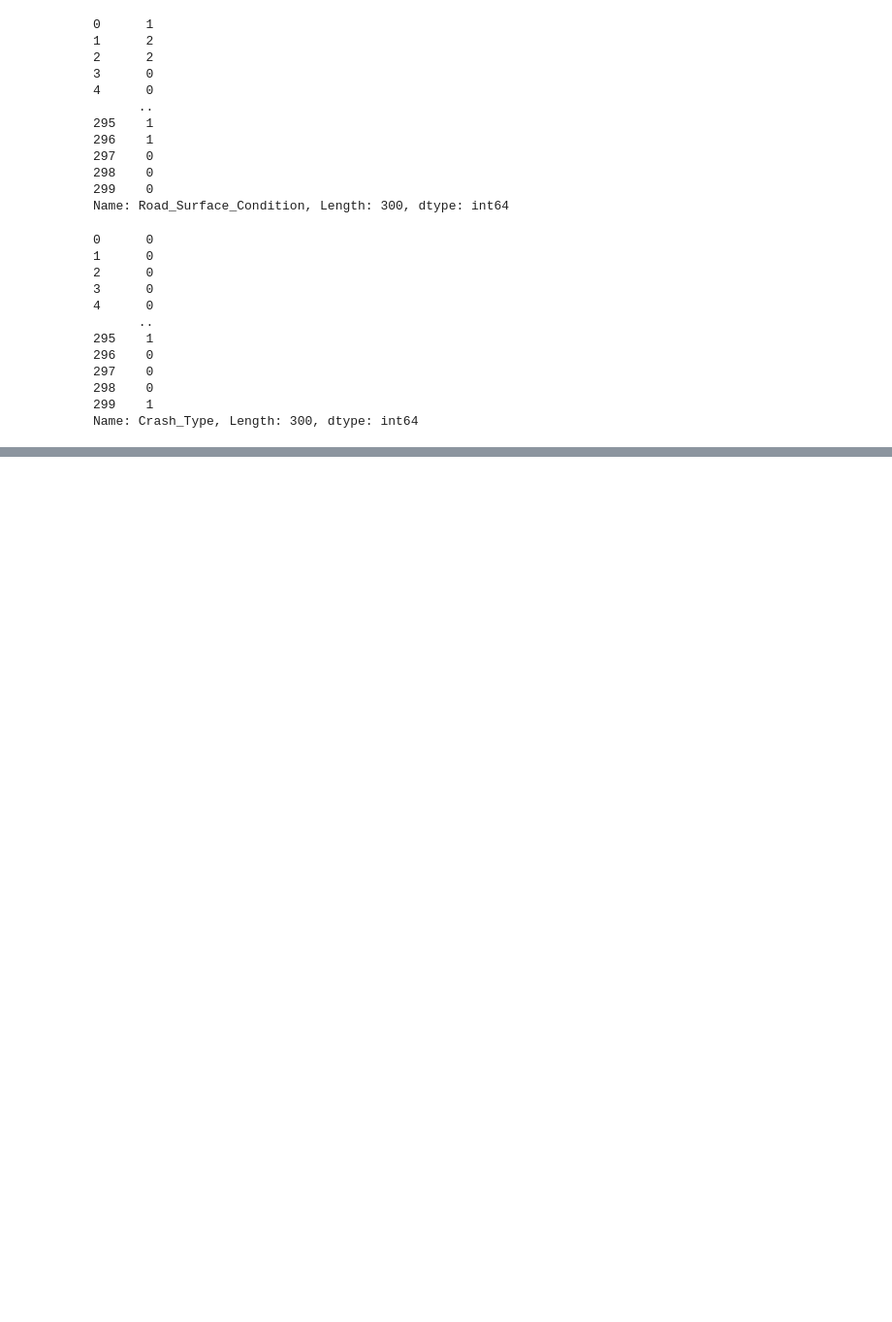
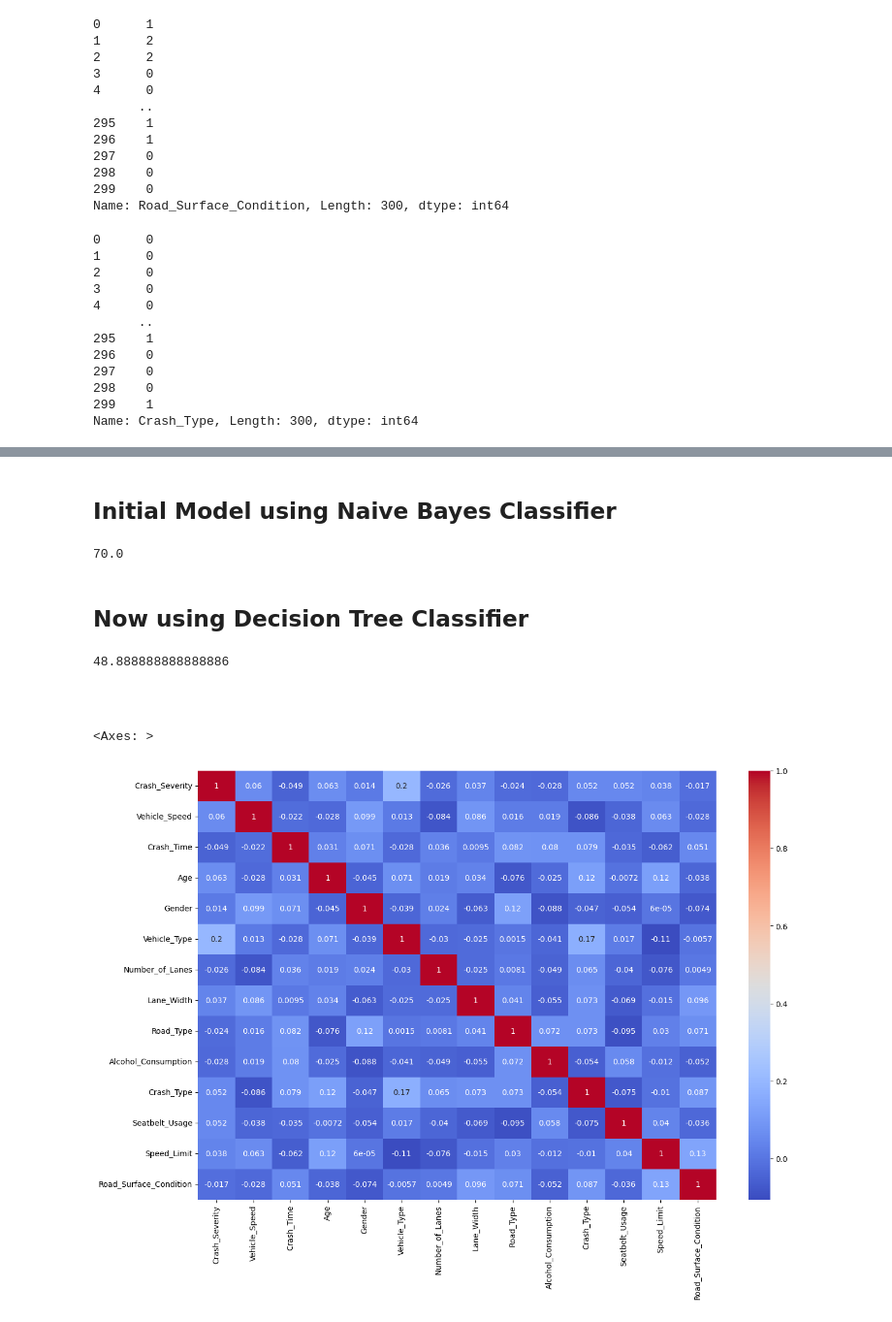
Before and after one commit to T-SarvesH/DataQuest-ML, a Jupyter notebook: index.ipynb, the cells around one changed output, grey strips where cells are left out. Shown: that part at 97% size. Saved outputs shown, nothing was run; the diff lists cells and outputs as text; code cells hidden in the pictures; blank space fills up the shorter version.

Commit message:
Initial Model

```diff
--- a/index.ipynb
+++ b/index.ipynb
@@ -239,0 +202,39 @@ sns.heatmap(annot=True, data=correl, cmap="coolwarm")
+# %%
+data['Alcohol_Consumption'] = data['Alcohol_Consumption'].apply(
+
+
+    lambda x: 0 if x=='No'
+              else 1
+
+).astype(int)
+
+data['Gender'] = data['Gender'].apply(
+
+    lambda x: 0 if x=='Male'
+              else 1
+
+
+).astype(int)
+
+data['Vehicle_Type'] = data['Vehicle_Type'].apply(
+
+    lambda x: 0 if x=='Car'
+              else 1 if x=='Heavy Vehicle'
+              else 2
+
+).astype(int)
+
+
+data['Road_Type'] = data['Road_Type'].apply(
+
+    lambda x: 0 if x=='Rural'
+              else 1
+
+).astype(int)
+
+data['Seatbelt_Usage'] = data['Seatbelt_Usage'].apply(
+
+    lambda x: 0 if x=='No'
+              else 1
+
+).astype(int)
@@ -239,0 +260,38 @@ sns.heatmap(annot=True, data=correl, cmap="coolwarm")
+# %% [markdown]
+## Initial Model using Naive Bayes Classifier
+# %%
+trained_features, tested_features, trained_predictions, tested_predictions = train_test_split(Features, Prediction, test_size=0.3, random_state=40)
+
+NaiveBayes = GaussianNB()
+NaiveBayes.fit(trained_features, trained_predictions)
+
+AccPredicted = NaiveBayes.predict(tested_features)
+
+acc_score = metrics.accuracy_score(tested_predictions, AccPredicted)
+
+print(acc_score*100)
+# %% [output]
+70.0
+# %% [markdown]
+## Now using Decision Tree Classifier
+# %%
+trained_features, tested_features, trained_predictions, tested_predictions = train_test_split(Features, Prediction, test_size=0.3, random_state=40)
+
+Dtree = DecisionTreeClassifier()
+Dtree.fit(trained_features, trained_predictions)
+
+AccPredicted = Dtree.predict(tested_features)
+acc_score = metrics.accuracy_score(tested_predictions, AccPredicted)
+
+print(acc_score*100)
+# %% [output]
+48.888888888888886
+# %% [markdown]
+##
+# %%
+correl = data.corr(numeric_only=True)
+pt.figure(figsize=(15, 10))
+sns.heatmap(correl, cmap='coolwarm', annot=True)
+# %% [output]
+<Axes: >
+[figure, added]
```
Also changed, not shown: parts of 7 cells of this notebook.
